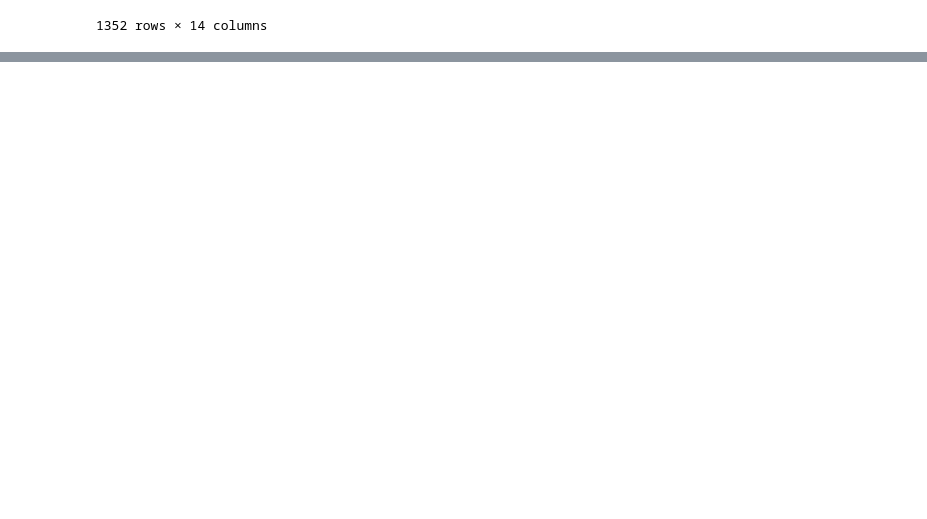
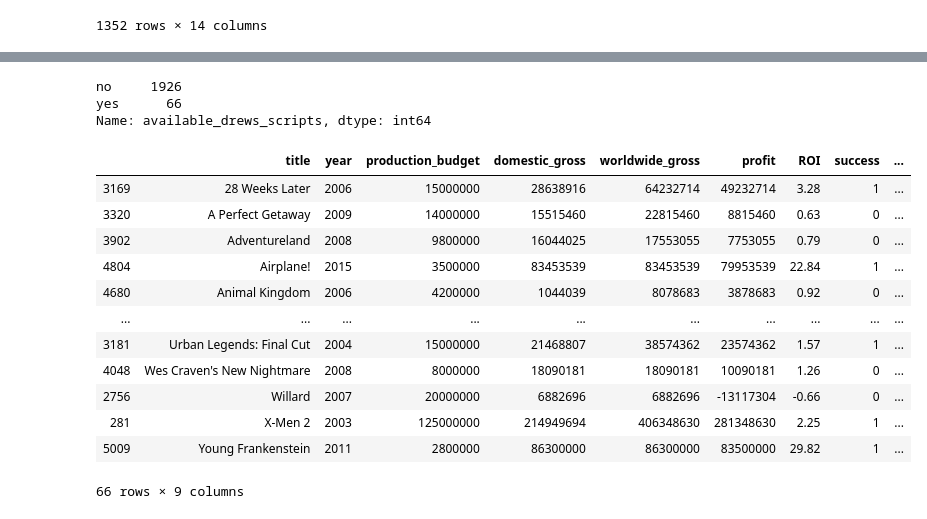
Before and after one commit to will4865/FlatironCapstoneProject, a Jupyter notebook: Script Import.ipynb, the cells around one changed output, grey strips where cells are left out. Saved outputs shown, nothing was run; the diff lists cells and outputs as text; code cells hidden in the pictures; blank space fills up the shorter version.

```diff
--- a/Script Import.ipynb
+++ b/Script Import.ipynb
@@ -1252,0 +1484,5 @@ building_df
+# %%
+final_cleaned_titles = []
+for title in cleaned_titles:
+    final_cleaned_titles.append(str(title[:-9]).replace('\n\t\t\t\t',''))
+final_cleaned_titles
@@ -1252,0 +1507,3 @@ building_df
+# %%
+missing_titles = pd.DataFrame(final_cleaned_titles).rename(columns = {0:'title'}).drop_duplicates('title')
+missing_titles
@@ -1252,0 +1524,7 @@ building_df
+# %%
+complete_list = []
+for x in list(missing_titles['title']):
+    if x[-3:] == 'The':
+        complete_list.append(str(x[-3:] + ' ' + x[:-3]).replace(', ',''))
+    else:
+        complete_list.append(x)
@@ -1252,0 +1551,24 @@ building_df
+# %%
+films_at_large['available_drews_scripts'] = ['yes' if x in complete_list else 'no' for x in films_at_large['title']]
+films_at_large['available_drews_scripts'].value_counts()
+# %% [output]
+no     1926
+yes      66
+Name: available_drews_scripts, dtype: int64
+# %%
+available_drew_films = films_at_large.loc[films_at_large['available_drews_scripts'] == 'yes']
+available_drew_films.sort_values('title')
+# %% [output]
+|  | title | year | production_budget | domestic_gross | worldwide_gross | profit | ROI | success | ... |
+| 3169 | 28 Weeks Later | 2006 | 15000000 | 28638916 | 64232714 | 49232714 | 3.28 | 1 | ... |
+| 3320 | A Perfect Getaway | 2009 | 14000000 | 15515460 | 22815460 | 8815460 | 0.63 | 0 | ... |
+| 3902 | Adventureland | 2008 | 9800000 | 16044025 | 17553055 | 7753055 | 0.79 | 0 | ... |
+| 4804 | Airplane! | 2015 | 3500000 | 83453539 | 83453539 | 79953539 | 22.84 | 1 | ... |
+| 4680 | Animal Kingdom | 2006 | 4200000 | 1044039 | 8078683 | 3878683 | 0.92 | 0 | ... |
+| ... | ... | ... | ... | ... | ... | ... | ... | ... | ... |
+| 3181 | Urban Legends: Final Cut | 2004 | 15000000 | 21468807 | 38574362 | 23574362 | 1.57 | 1 | ... |
+| 4048 | Wes Craven's New Nightmare | 2008 | 8000000 | 18090181 | 18090181 | 10090181 | 1.26 | 0 | ... |
+| 2756 | Willard | 2007 | 20000000 | 6882696 | 6882696 | -13117304 | -0.66 | 0 | ... |
+| 281 | X-Men 2 | 2003 | 125000000 | 214949694 | 406348630 | 281348630 | 2.25 | 1 | ... |
+| 5009 | Young Frankenstein | 2011 | 2800000 | 86300000 | 86300000 | 83500000 | 29.82 | 1 | ... |
+66 rows × 9 columns
```
Also changed, not shown: parts of 58 cells of this notebook.
